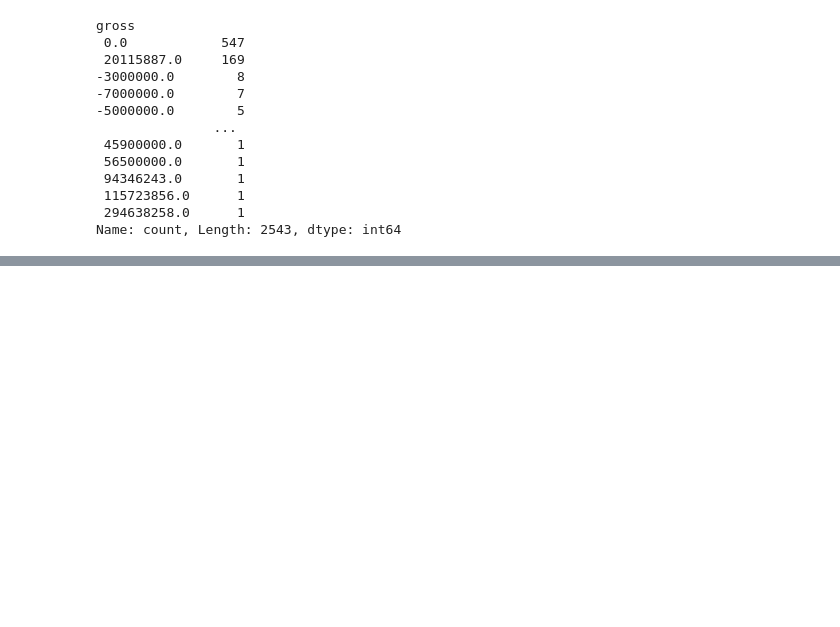
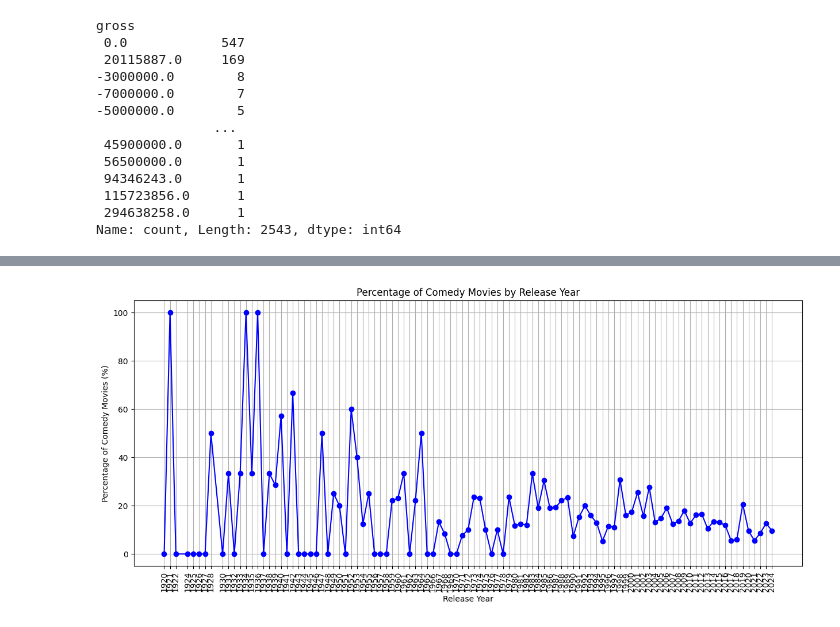
Before and after one commit to BramSunner/project-4-group-18, a Jupyter notebook: Ben Work/EDA_ben.ipynb, the cells around one changed output, grey strips where cells are left out. Cells and saved outputs as stored; diff of their text form; code cells hidden in the pictures; blank space fills up the shorter version.

```diff
--- a/Ben Work/EDA_ben.ipynb
+++ b/Ben Work/EDA_ben.ipynb
@@ -98,0 +405,13 @@ df.head()
+# %%
+# Step 2: Count drama movies per release year
+comedy_movies = cleaned_df[cleaned_df['main_genre'] == 'Comedy'].groupby('release_year').size().reset_index(name='comedy_movies')
+
+# Step 3: Merge the two DataFrames
+comedy_summary = pd.merge(total_movies, comedy_movies, on='release_year', how='left').fillna(0)
+
+# Step 4: Calculate the percentage of drama movies
+comedy_summary['percentage_comedy'] = (comedy_summary['comedy_movies'] / comedy_summary['total_movies']) * 100
+
+# Step 5: Create the final drama_df
+comedy_df = comedy_summary[['release_year', 'percentage_comedy']]
+comedy_df
@@ -98,0 +432,19 @@ df.head()
+# %%
+import matplotlib.pyplot as plt
+
+# Assuming drama_df is already created
+# drama_df = pd.DataFrame({
+#     'release_year': [2022, 2023],
+#     'percentage_drama': [60.0, 20.0]
+# })
+
+plt.figure(figsize=(15, 6))
+plt.plot(comedy_df['release_year'], comedy_df['percentage_comedy'], marker='o', color='b')
+plt.title('Percentage of Comedy Movies by Release Year')
+plt.xlabel('Release Year')
+plt.ylabel('Percentage of Comedy Movies (%)')
+plt.xticks(comedy_df['release_year'], rotation = 90)  # Ensure all years are shown on x-axis
+plt.grid()
+plt.show()
+# %% [output]
+[figure, added]
```
Also changed, not shown: parts of 42 cells of this notebook, 7 other files.
